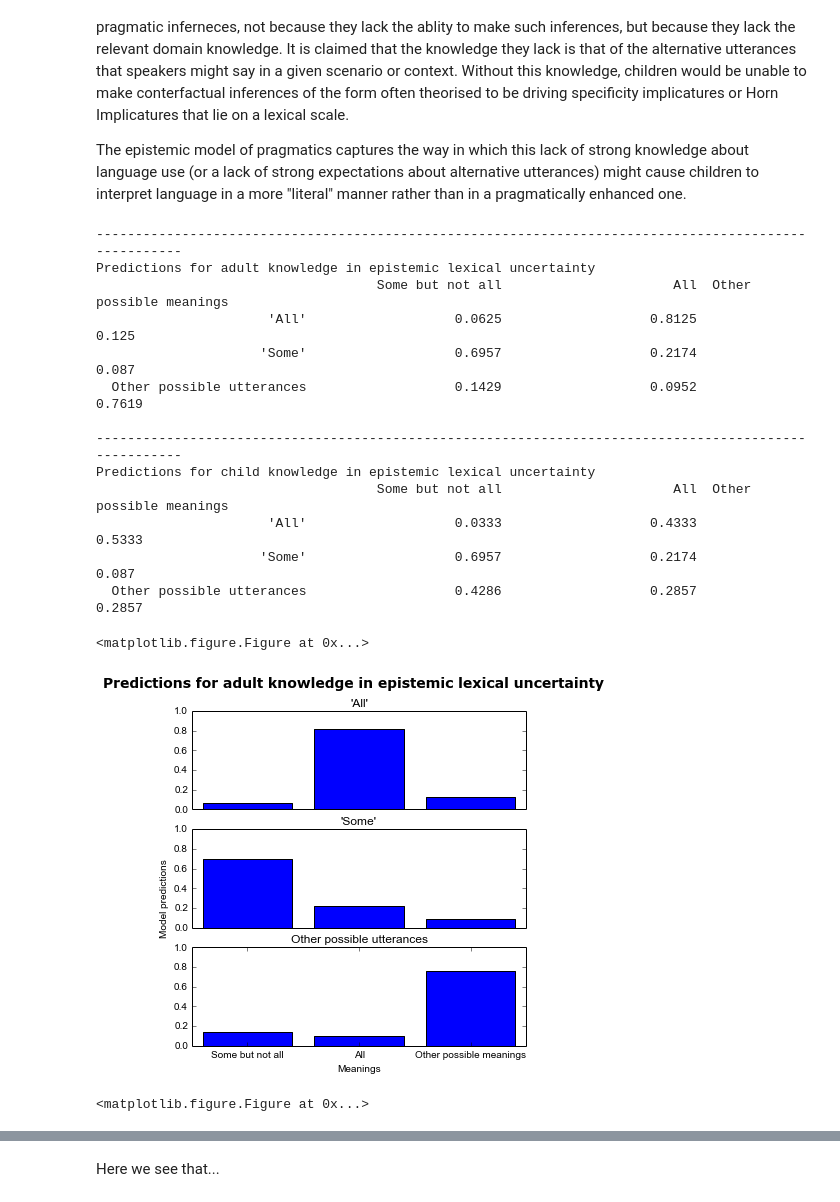
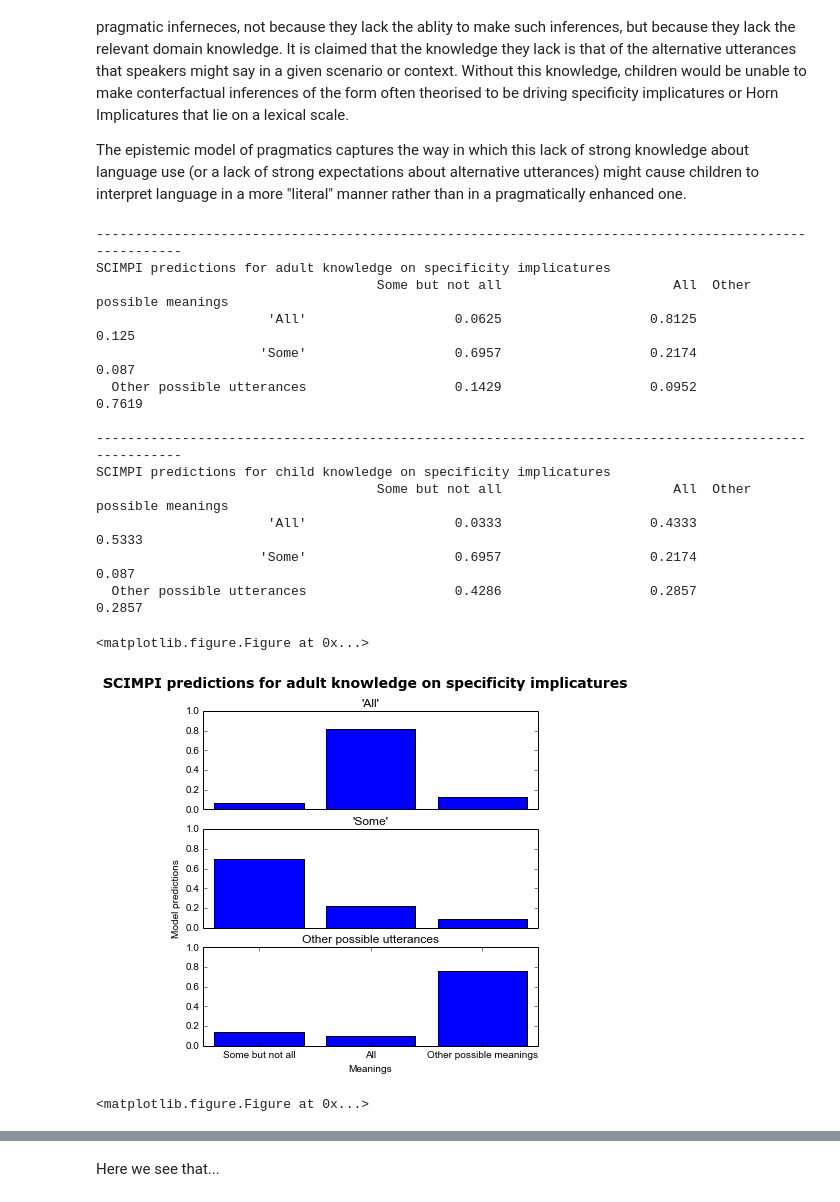
Before and after one commit to Epist/EpistemicPragmatics, a Jupyter notebook: Examples for paper.ipynb, the cells around one changed output, grey strips where cells are left out. Drawn from its saved outputs; the diff is of its cells as text; code cells hidden in the pictures.

Commit message:
Added SCIMPI plots for specificity implicatures and changed plot titles from epistemic to SCIMPI

```diff
--- a/Examples for paper.ipynb
+++ b/Examples for paper.ipynb
@@ -403,38 +408,38 @@ priorsChild=[]#Might want to change these depending on the theory
 
 means=["Some but not all", "All", "Other possible meanings"]
 #Justify the auxilliary thing by arguing that it represents the joint contribution of other things that might be communicated
 utts=["\'All\'", "\'Some\'", "Other possible utterances"]
 #Justify the auxilliary thing by arguing that it represents the joint contribution of other things that might be said
 
 #Might want to include a meaning for "some and possibly including all"
 
 epistTestAdult = PragmaticModel(modelType="BeliefDecay", mappings=reasonableMapsAdult, beliefStrength=1, meanings=means, utterances=utts)
 epistTestChild = PragmaticModel(modelType="BeliefDecay", mappings=reasonableMapsChild, beliefStrength=1, meanings=means, utterances=utts)
 
 adultPreds=epistTestAdult.iterate(2)
 childPreds=epistTestChild.iterate(2)
-epistTestAdult.display_listener_matrix(adultPreds, title="Predictions for adult knowledge in epistemic lexical uncertainty")
-epistTestChild.display_listener_matrix(childPreds, title="Predictions for child knowledge in epistemic lexical uncertainty")
+epistTestAdult.display_listener_matrix(adultPreds, title="SCIMPI predictions for adult knowledge on specificity implicatures")
+epistTestChild.display_listener_matrix(childPreds, title="SCIMPI predictions for child knowledge on specificity implicatures")
 
 reload(util)
 from utilities import gridPlotPredictions
 
-gridPlotPredictions(epistTestAdult, adultPreds, "Predictions for adult knowledge in epistemic lexical uncertainty")
-gridPlotPredictions(epistTestChild, childPreds, "Predictions for child knowledge in epistemic lexical uncertainty")
+gridPlotPredictions(epistTestAdult, adultPreds, "SCIMPI predictions for adult knowledge on specificity implicatures")
+gridPlotPredictions(epistTestChild, childPreds, "SCIMPI predictions for child knowledge on specificity implicatures")
 # %% [output]
 ------------------------------------------------------------------------------------------------------
-Predictions for adult knowledge in epistemic lexical uncertainty
+SCIMPI predictions for adult knowledge on specificity implicatures
                                     Some but not all                      All  Other possible meanings
                       'All'                   0.0625                   0.8125                    0.125
                      'Some'                   0.6957                   0.2174                    0.087
   Other possible utterances                   0.1429                   0.0952                   0.7619
 
 ------------------------------------------------------------------------------------------------------
-Predictions for child knowledge in epistemic lexical uncertainty
+SCIMPI predictions for child knowledge on specificity implicatures
                                     Some but not all                      All  Other possible meanings
                       'All'                   0.0333                   0.4333                   0.5333
                      'Some'                   0.6957                   0.2174                    0.087
   Other possible utterances                   0.4286                   0.2857                   0.2857
 <matplotlib.figure.Figure at 0x...>
-[figure, old version]
+[figure, new version]
 <matplotlib.figure.Figure at 0x...>
```
Also changed, not shown: parts of 7 cells of this notebook.
